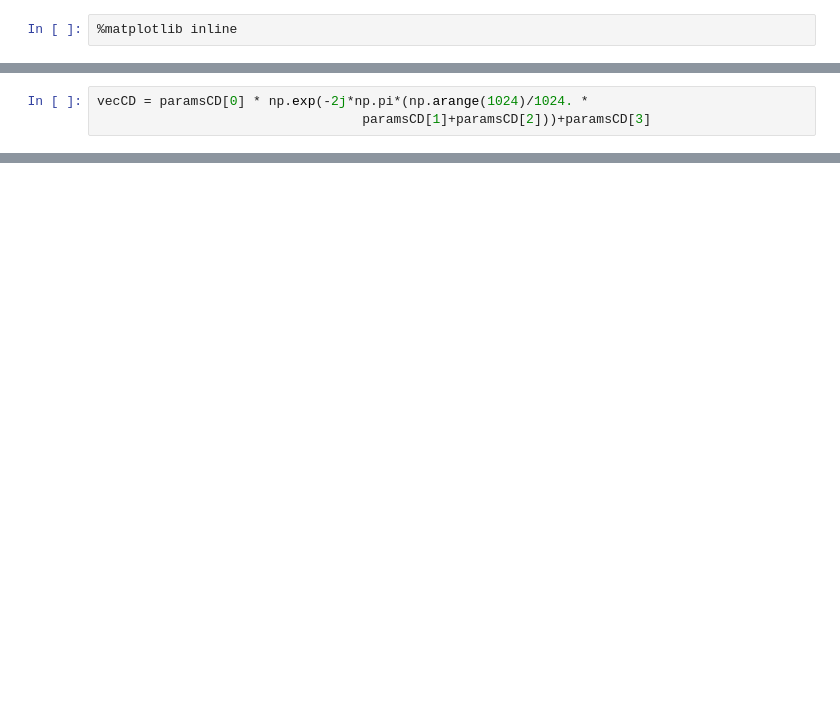
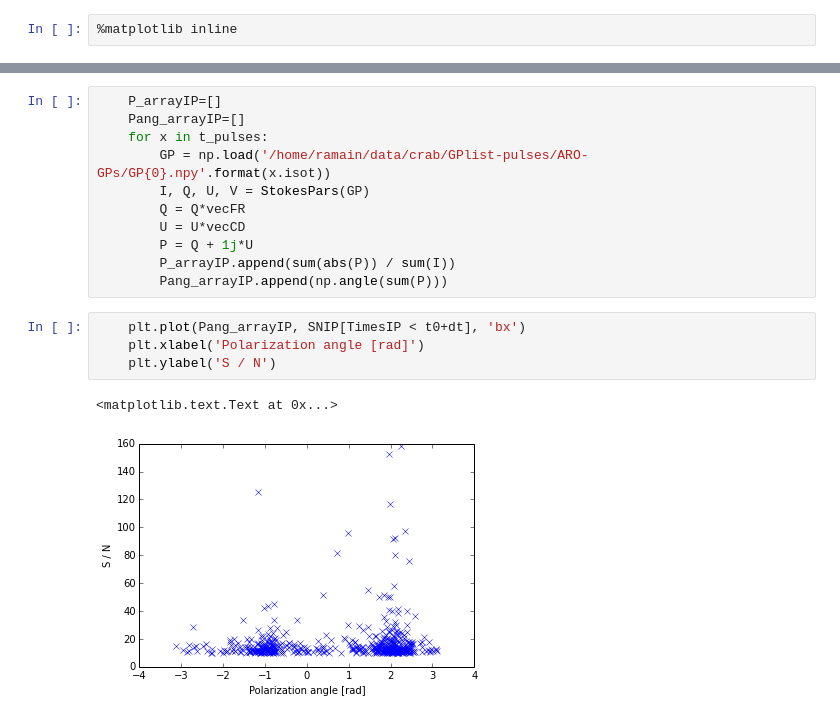
Before and after one commit to ramain/scint_analysis, a Jupyter notebook: crab/Polarization.ipynb, the cells around one changed output, grey strips where cells are left out. Saved outputs shown, nothing was run; the diff lists cells and outputs as text; blank space fills up the shorter version.

```diff
--- a/crab/Polarization.ipynb
+++ b/crab/Polarization.ipynb
@@ -57,3 +9,0 @@ paramsCD = np.array([ 0.05604661, -0.26770184,
-# %%
-vecCD = paramsCD[0] * np.exp(-2j*np.pi*(np.arange(1024)/1024. *
-                                  paramsCD[1]+paramsCD[2]))+paramsCD[3]
@@ -72,0 +104,18 @@ plt.plot(Imxy)
+# %%
+    P_arrayIP=[]
+    Pang_arrayIP=[]
+    for x in t_pulses:
+        GP = np.load('/home/ramain/data/crab/GPlist-pulses/ARO-GPs/GP{0}.npy'.format(x.isot))
+        I, Q, U, V = StokesPars(GP)
+        Q = Q*vecFR
+        U = U*vecCD
+        P = Q + 1j*U
+        P_arrayIP.append(sum(abs(P)) / sum(I))
+        Pang_arrayIP.append(np.angle(sum(P)))
+# %%
+    plt.plot(Pang_arrayIP, SNIP[TimesIP < t0+dt], 'bx')
+    plt.xlabel('Polarization angle [rad]')
+    plt.ylabel('S / N')
+# %% [output]
+<matplotlib.text.Text at 0x...>
+[figure, added]
```
Also changed, not shown: parts of 28 cells of this notebook, 2 other files.
